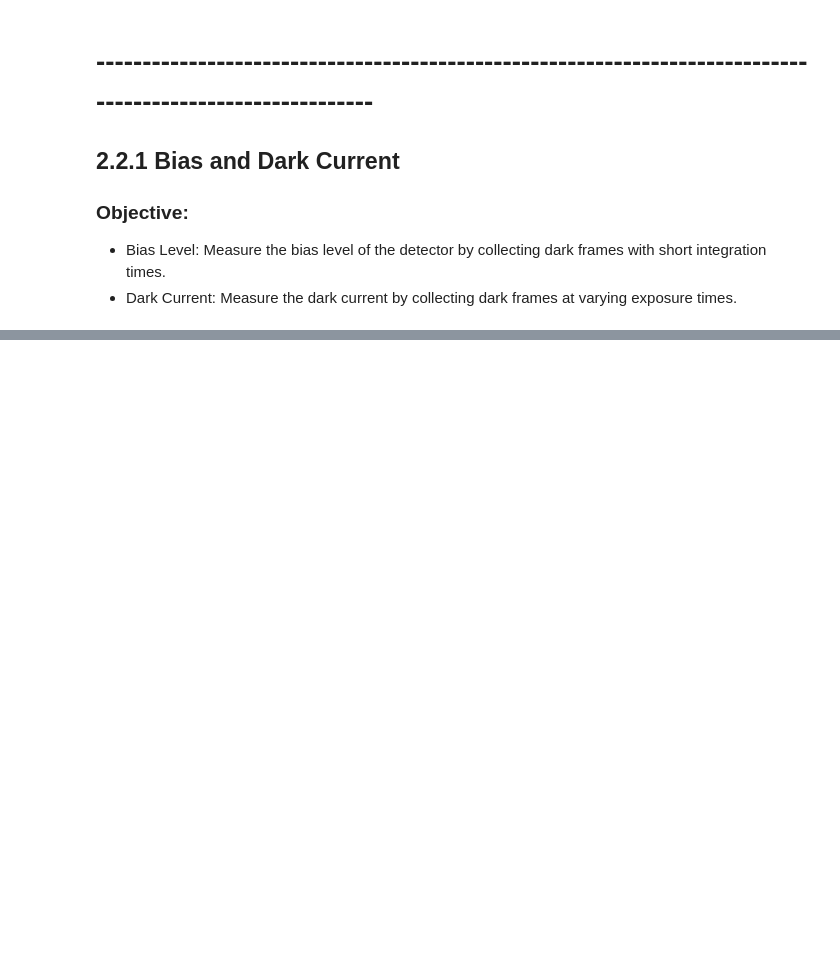
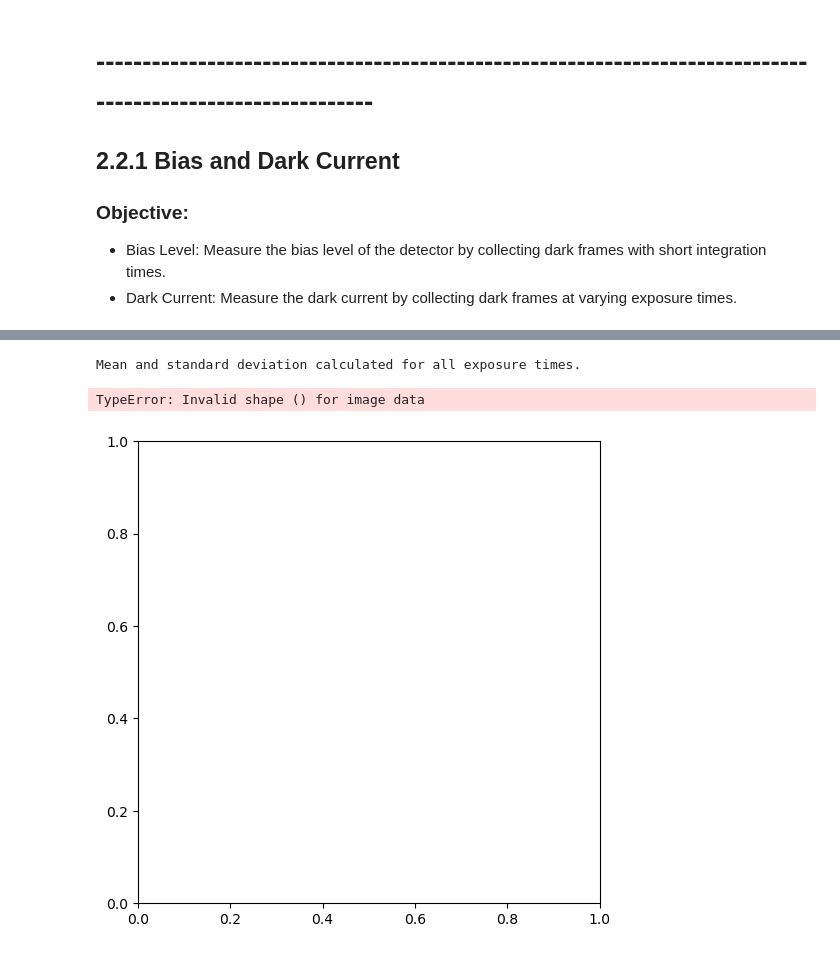
Before and after one commit to quentinleny/ASTRON120_Labs, a Jupyter notebook: ASTRO 120 Lab 1.ipynb, the cells around one changed output, grey strips where cells are left out. Cells and saved outputs as stored; diff of their text form; code cells hidden in the pictures; blank space fills up the shorter version.

```diff
--- a/ASTRO 120 Lab 1.ipynb
+++ b/ASTRO 120 Lab 1.ipynb
@@ -423,0 +666,44 @@ SyntaxError: (unicode error) 'unicodeescape' codec can't decode bytes in positio
+# %%
+# Initialize a dictionary to store the mean and standard deviation for each exposure time
+mean_flat_frames = {}
+std_flat_frames = {}
+
+# Loop over the exposure times
+for exp_time in exposure_times:
+    # Stack flat frames for the current exposure time
+    flat_stack = np.array(flat_frames[f"{exp_time}us"])
+
+    # Step 1: Calculate the mean flat frame for the current exposure time
+    mean_flat_frames[exp_time] = np.mean(flat_stack, axis=0)
+
+    # Step 2: Calculate the standard deviation across the flat frames (this gives the noise)
+    std_flat_frames[exp_time] = np.std(flat_stack, axis=0)
+
+# Print confirmation that the calculations are done
+print("Mean and standard deviation calculated for all exposure times.")
+# %% [output]
+Mean and standard deviation calculated for all exposure times.
+# %%
+import matplotlib.pyplot as plt
+
+# Visualize corrected flat frames and standard deviation (read noise)
+for exp_time in exposure_times:
+    # Convert the exp_time string (e.g., '1000us') to an integer
+    exp_time_int = int(exp_time.replace('us', ''))  # Convert '1000us' to 1000
+
+    # Visualize the mean flat frame
+    plt.figure(figsize=(8, 6))
+    plt.imshow(mean_flat_frames[exp_time], cmap='gray')
+    plt.colorbar(label=f'Mean Flat Frame {exp_time_int / 1000} ms (ADU)')
+    plt.title(f'Mean Flat Frame {exp_time_int / 1000} ms')
+    plt.show()
+
+    # Visualize the standard deviation (read noise)
+    plt.figure(figsize=(8, 6))
+    plt.imshow(std_flat_frames[exp_time], cmap='inferno')
+    plt.colorbar(label=f'Standard Deviation {exp_time_int / 1000} ms (ADU)')
+    plt.title(f'Read Noise {exp_time_int / 1000} ms (Standard Deviation)')
+    plt.show()
+# %% [output]
+TypeError: Invalid shape () for image data
+[figure, added]
```
Also changed, not shown: parts of 26 cells of this notebook.
